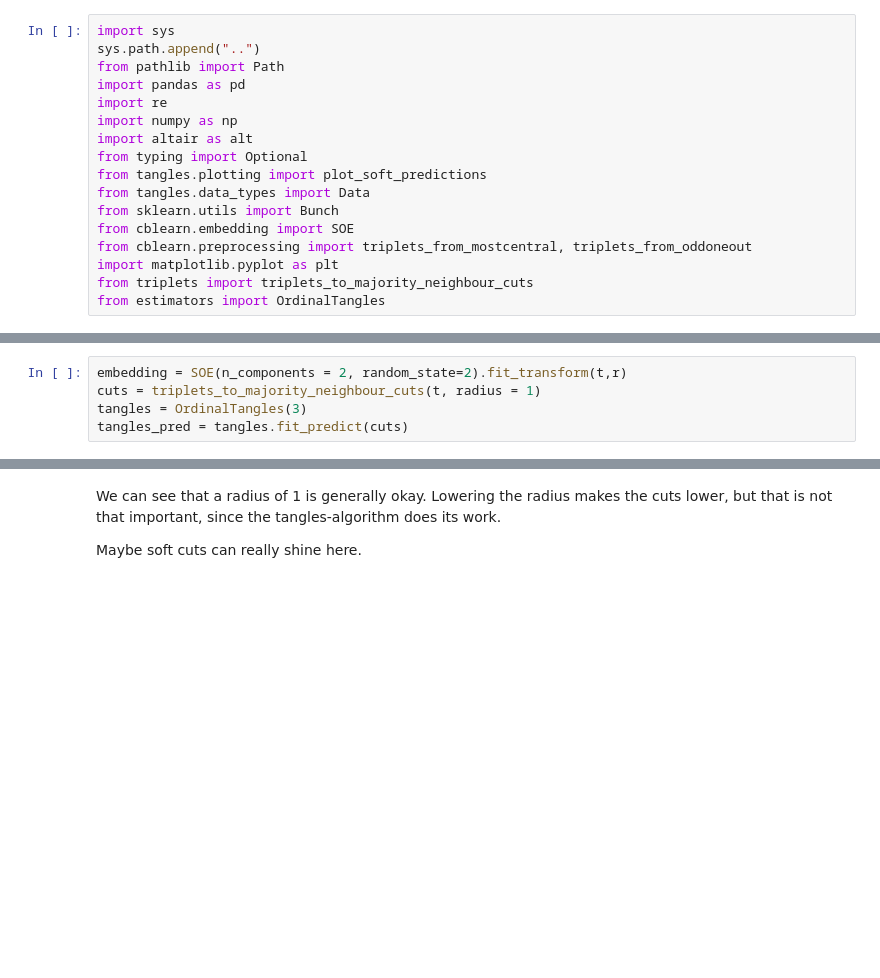
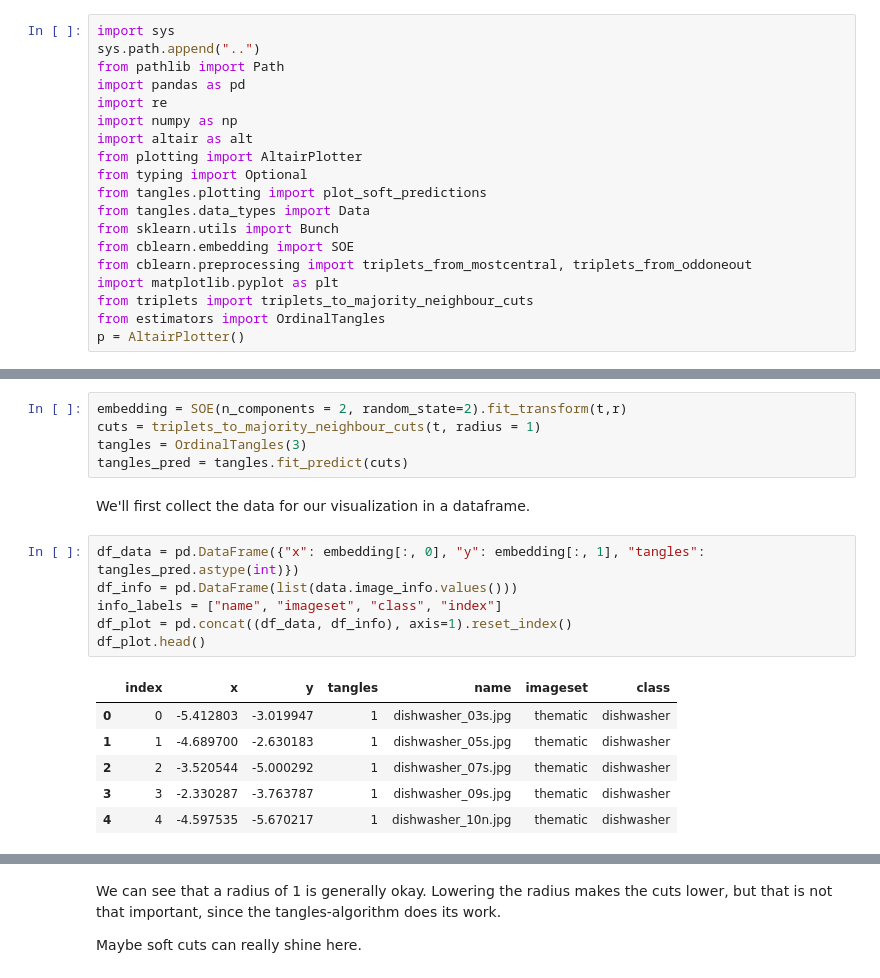
Before and after one commit to Conzel/clustering-triplets-with-tangles, a Jupyter notebook: experiments/25_ines_data.ipynb, the cells around one changed output, grey strips where cells are left out. Saved outputs shown, nothing was run; the diff lists cells and outputs as text; blank space fills up the shorter version.

```diff
--- a/experiments/25_ines_data.ipynb
+++ b/experiments/25_ines_data.ipynb
@@ -13,6 +13,7 @@ import pandas as pd
 import re
 import numpy as np
 import altair as alt
+from plotting import AltairPlotter
 from typing import Optional
 from tangles.plotting import plot_soft_predictions
 from tangles.data_types import Data
@@ -22,6 +23,7 @@ from cblearn.preprocessing import triplets_from_mostcentral, triplets_from_oddon
 import matplotlib.pyplot as plt
 from triplets import triplets_to_majority_neighbour_cuts
 from estimators import OrdinalTangles
+p = AltairPlotter()
 # %%
 # getting all the folders that contain triplet data
 dataset_root = Path(r"/Users/almico/datasets/2021_similarity-triplets_object-images_ines-bsc")
@@ -132,4 +134,19 @@ embedding = SOE(n_components = 2, random_state=2).fit_transform(t,r)
 cuts = triplets_to_majority_neighbour_cuts(t, radius = 1)
 tangles = OrdinalTangles(3)
 tangles_pred = tangles.fit_predict(cuts)
+# %% [markdown]
+We'll first collect the data for our visualization in a dataframe.
+# %%
+df_data = pd.DataFrame({"x": embedding[:, 0], "y": embedding[:, 1], "tangles": tangles_pred.astype(int)})
+df_info = pd.DataFrame(list(data.image_info.values()))
+info_labels = ["name", "imageset", "class", "index"]
+df_plot = pd.concat((df_data, df_info), axis=1).reset_index()
+df_plot.head()
+# %% [output]
+|  | index | x | y | tangles | name | imageset | class |
+| 0 | 0 | -5.412803 | -3.019947 | 1 | dishwasher_03s.jpg | thematic | dishwasher |
+| 1 | 1 | -4.689700 | -2.630183 | 1 | dishwasher_05s.jpg | thematic | dishwasher |
+| 2 | 2 | -3.520544 | -5.000292 | 1 | dishwasher_07s.jpg | thematic | dishwasher |
+| 3 | 3 | -2.330287 | -3.763787 | 1 | dishwasher_09s.jpg | thematic | dishwasher |
+| 4 | 4 | -4.597535 | -5.670217 | 1 | dishwasher_10n.jpg | thematic | dishwasher |
 # %%
```
Also changed, not shown: parts of 7 cells of this notebook.
